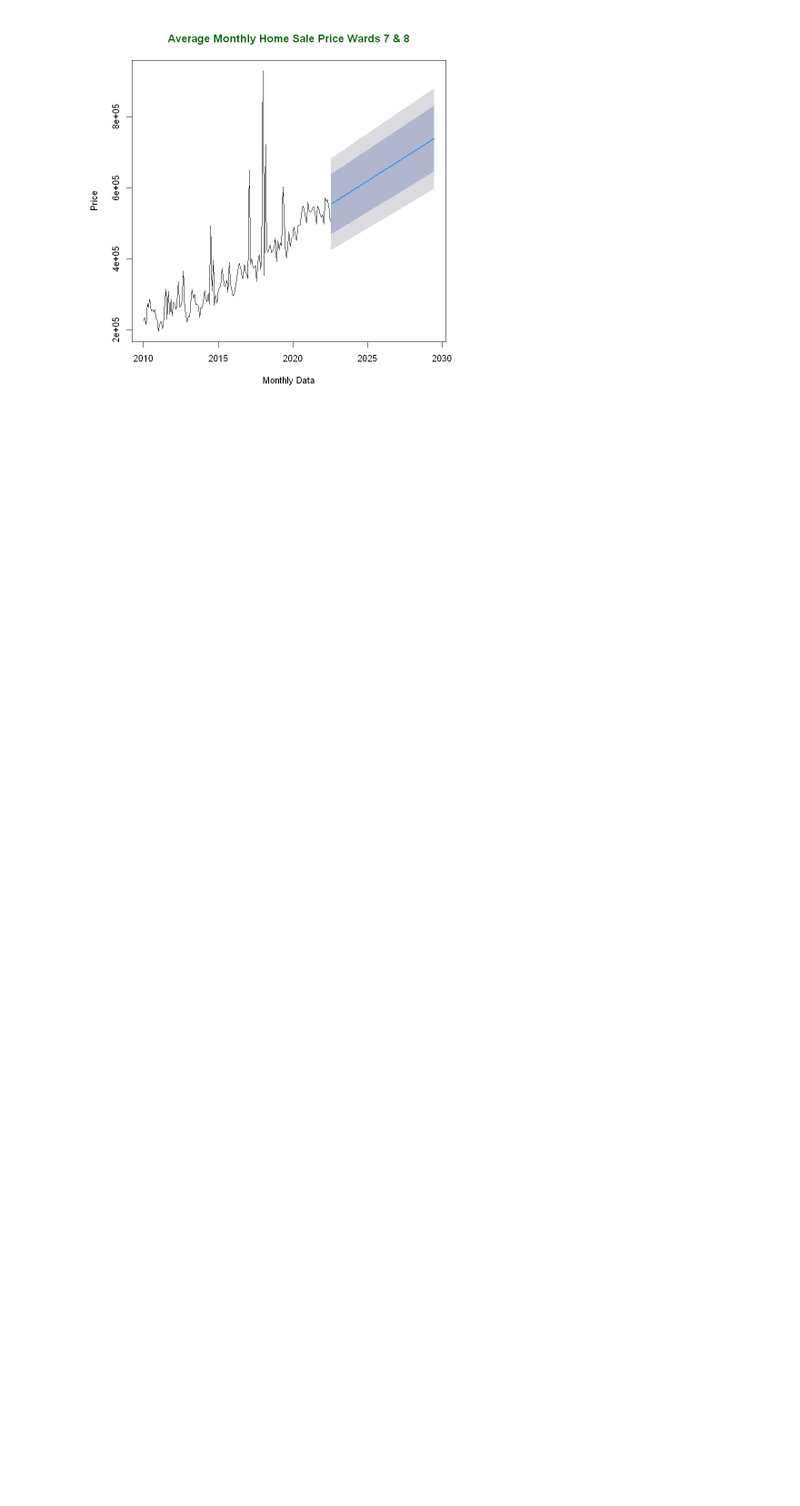
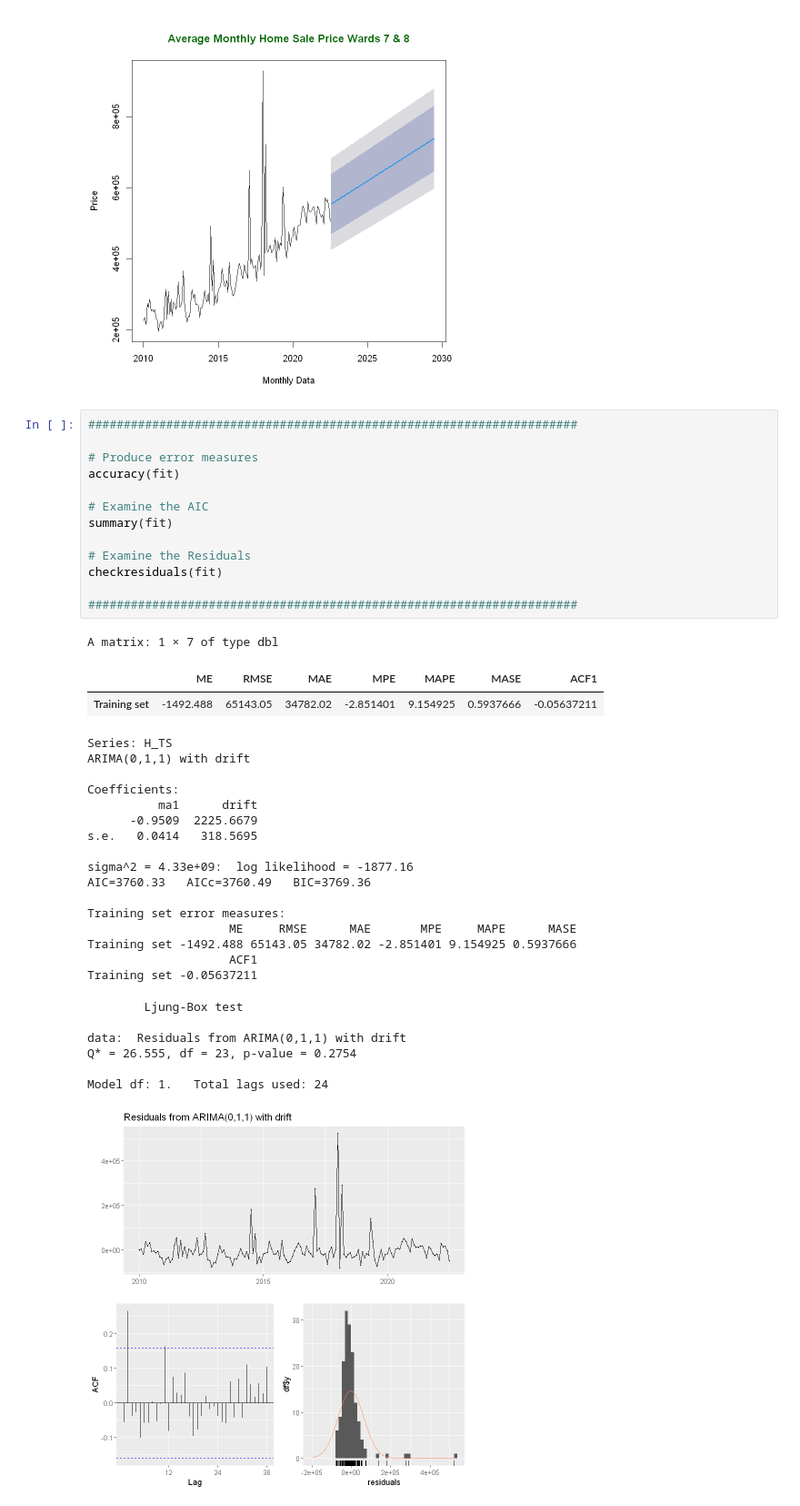
Before and after one commit to batesjay87/Jay-H-DAAN-888, a Jupyter notebook: Future Price Time Series W 7 8.ipynb, the cells around one changed output. Shown at 91% size. Drawn from its saved outputs; the diff is of its cells as text; blank space fills up the shorter version.

```diff
--- a/Future Price Time Series W 7 8.ipynb
+++ b/Future Price Time Series W 7 8.ipynb
@@ -678,3 +818,43 @@ May 2029       735104.9 642901.5 827308.3 594092.0 876117.8
 Jun 2029       737330.5 645034.1 829627.0 596175.3 878485.8
 Jul 2029       739556.2 647166.8 831945.6 598258.8 880853.6
 [figure]
+# %%
+#####################################################################
+
+# Produce error measures
+accuracy(fit)
+
+# Examine the AIC
+summary(fit)
+
+# Examine the Residuals
+checkresiduals(fit)
+
+#####################################################################
+# %% [output]
+A matrix: 1 × 7 of type dbl
+|  | ME | RMSE | MAE | MPE | MAPE | MASE | ACF1 |
+| Training set | -1492.488 | 65143.05 | 34782.02 | -2.851401 | 9.154925 | 0.5937666 | -0.05637211 |
+Series: H_TS
+ARIMA(0,1,1) with drift
+
+Coefficients:
+          ma1      drift
+      -0.9509  2225.6679
+s.e.   0.0414   318.5695
+
+sigma^2 = 4.33e+09:  log likelihood = -1877.16
+AIC=3760.33   AICc=3760.49   BIC=3769.36
+
+Training set error measures:
+                    ME     RMSE      MAE       MPE     MAPE      MASE
+Training set -1492.488 65143.05 34782.02 -2.851401 9.154925 0.5937666
+                    ACF1
+Training set -0.05637211
+        Ljung-Box test
+
+data:  Residuals from ARIMA(0,1,1) with drift
+Q* = 26.555, df = 23, p-value = 0.2754
+
+Model df: 1.   Total lags used: 24
+[figure, added]
```
Also changed, not shown: parts of 7 cells of this notebook.
